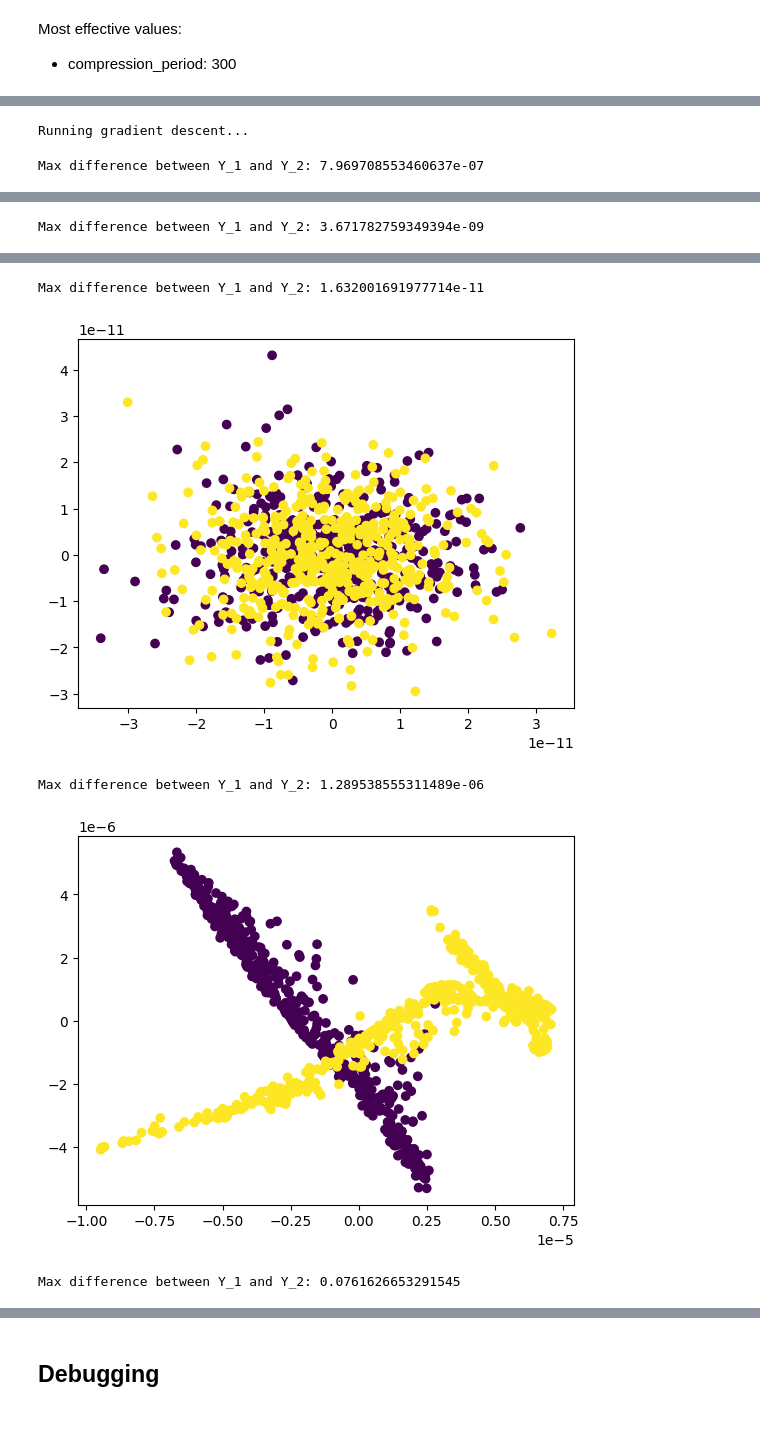
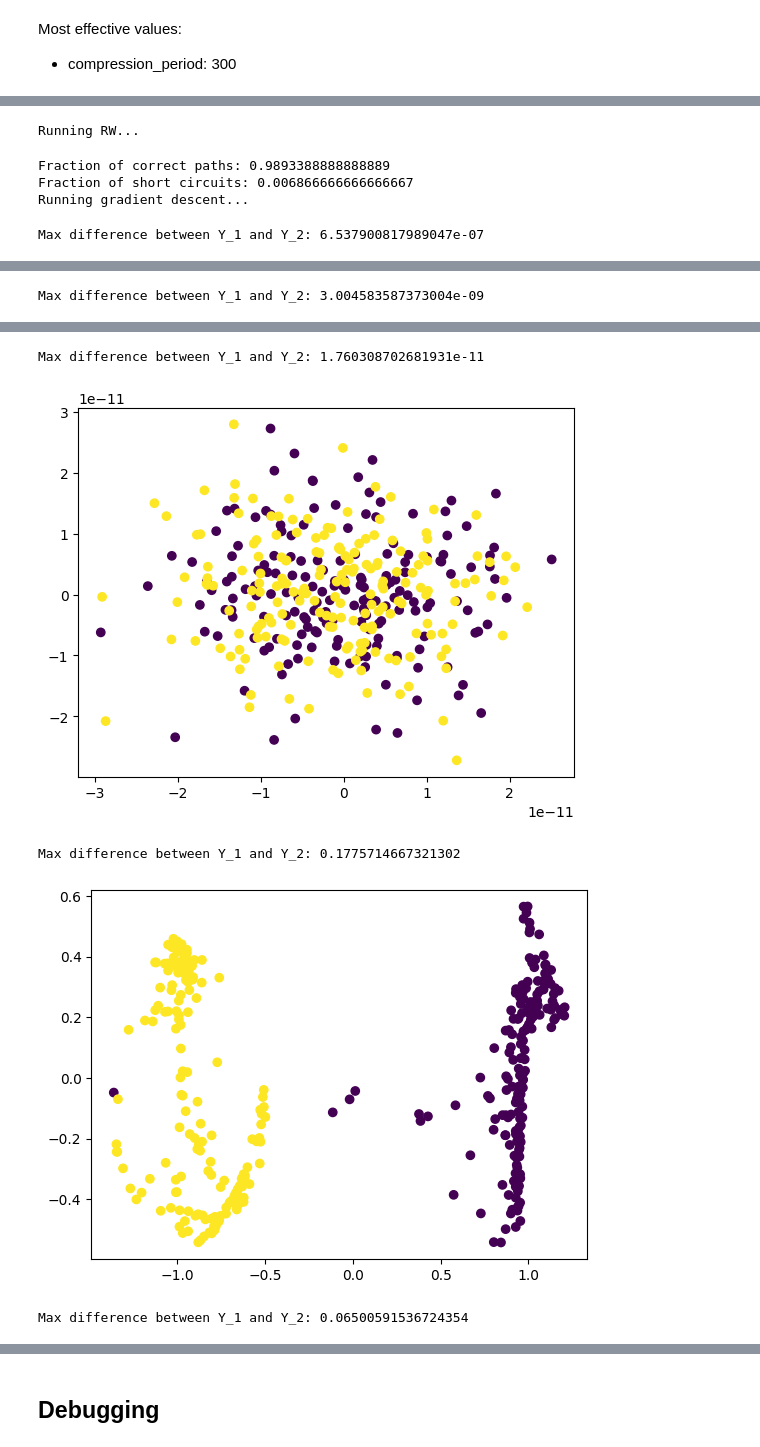
Before and after one commit to just1ce415/MMML_project, a Jupyter notebook: demo_tsne.ipynb, the cells around one changed output, grey strips where cells are left out. Drawn from its saved outputs; the diff is of its cells as text; code cells hidden in the pictures.

Commit message:
1. Added debugging section in tsne demo notebook. 2. Added some docstrings. 3. Changed call sequence. 4. Renamed some parameters.

```diff
--- a/demo_tsne.ipynb
+++ b/demo_tsne.ipynb
@@ -104,7 +60,40 @@ X_fixed = X_fixed / 255
+# %%
+algo_config = {
+    'num_iters':500,
+
+    'learning_rate':10.,
+    'momentum':0.9,
+    'perplexity':20,
+
+    'compression_period':300,
+    'compression_term':1e-2,
+
+    'points_part':0.9,
+    'num_nn':20,
+    'random_walk_num_iters':500,
+}
+# %%
+tsne = TSNE(
+        **algo_config,
+        verbose=True,
+        labels=y_true)
+# %%
+tsne.fit(X_fixed)
+Y = tsne.transform()
+
+plt.scatter(Y[:, 0], Y[:, 1], c=y_true)
+plt.show()
+# %%
+tsne = TSNE(
+        **algo_config,
+        random_walk=True,
+        verbose=True,
+        labels=y_true)
 # %%
-Y = tsne.fit(X_fixed)
+tsne.fit(X_fixed)
+Y = tsne.transform()
 
-# landmarks_idx = tsne.landmarks_idx
-plt.scatter(Y[:, 0], Y[:, 1], c=y_true)#[landmarks_idx])
+landmarks_idx = tsne.landmarks_idx
+plt.scatter(Y[:, 0], Y[:, 1], c=y_true[landmarks_idx])
 plt.show()
 # %% [output]
@@ -112,2 +101,5 @@ Finding sigmas
-Running gradient descent...
+Running RW...
-Max difference between Y_1 and Y_2: 7.969708553460637e-07
+Fraction of correct paths: 0.9893388888888889
+Fraction of short circuits: 0.006866666666666667
+Running gradient descent...
+Max difference between Y_1 and Y_2: 6.537900817989047e-07
@@ -115 +107 @@ Max difference between Y_1 and Y_2: 7.969708553460637e-07
-Max difference between Y_1 and Y_2: 3.671782759349394e-09
+Max difference between Y_1 and Y_2: 3.004583587373004e-09
@@ -117,5 +109,5 @@ Max difference between Y_1 and Y_2: 3.671782759349394e-09
-Max difference between Y_1 and Y_2: 1.632001691977714e-11
+Max difference between Y_1 and Y_2: 1.760308702681931e-11
-[figure, old version]
+[figure, new version]
-Max difference between Y_1 and Y_2: 1.289538555311489e-06
+Max difference between Y_1 and Y_2: 0.1775714667321302
-[figure, old version]
+[figure, new version]
-Max difference between Y_1 and Y_2: 0.0761626653291545
+Max difference between Y_1 and Y_2: 0.06500591536724354
```
Also changed, not shown: parts of 8 cells of this notebook, 1 other file.
